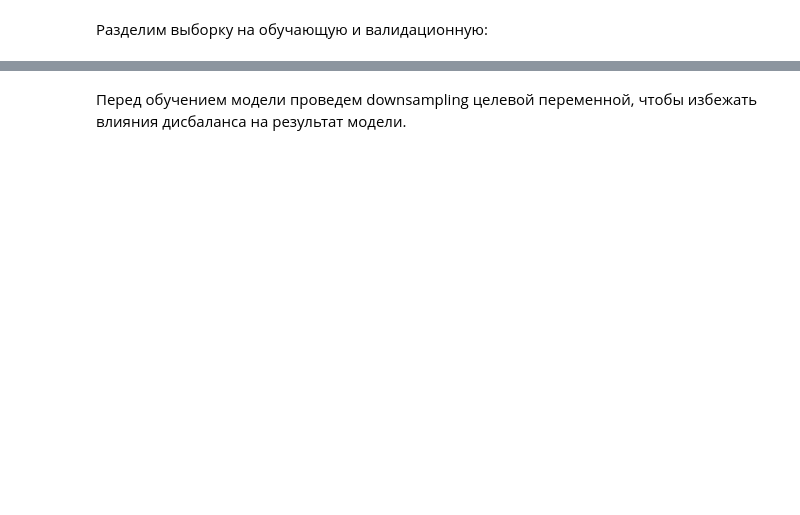
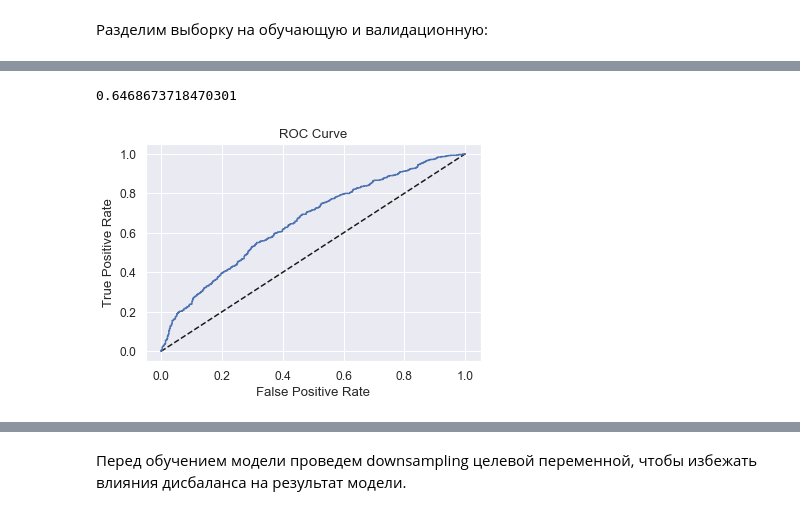
Before and after one commit to pine-n-apple/justkids, a Jupyter notebook: JustKids model.ipynb, the cells around one changed output, grey strips where cells are left out. Saved outputs shown, nothing was run; the diff lists cells and outputs as text; code cells hidden in the pictures; blank space fills up the shorter version.

```diff
--- a/JustKids model.ipynb
+++ b/JustKids model.ipynb
@@ -126,3 +142,5 @@ df.describe()
+# %%
+df = df.query('age not in (0,1,155)')
 # %% [markdown]
 #### Обработка дубликатов.
 # %% [markdown]
@@ -456,6 +456,7 @@ Name: is_churn, dtype: int64
 # %%
 y = df['is_churn'] #целевая переменная
-X = df.drop(columns=['id','first_activity','last_activity','is_churn','age','utm_source', 'utm_medium','promocode','utm_source_edit']) #признаки
+X = df.drop(columns=['id','first_activity','last_activity','is_churn','utm_source',\
+                     'utm_medium','promocode','utm_source_edit']) #признаки
 # %% [markdown]
 Итак, какие признаки будут использоваться для модели:
 
@@ -496,5 +506,5 @@ LogisticRegression(C=1.0, class_weight=None, dual=False, fit_intercept=True,
                    warm_start=False)
 # %%
 #воспользуемся обученной моделью на валидационной выборке
-predictions = model.predict(X_test)
-probabilities = model.predict_proba(X_test)[:,1]
+log_predictions = model.predict(X_test)
+log_probabilities = model.predict_proba(X_test)[:,1]
@@ -500,0 +525,18 @@ probabilities = model.predict_proba(X_test)[:,1]
+# %%
+log_score = model.score(X_test, y_test)
+log_score
+# %% [output]
+0.6468673718470301
+# %%
+# ROC CURVE
+
+fpr, tpr, thresholds = roc_curve(y_test, log_probabilities)
+
+plt.plot([0, 1], [0, 1], 'k--')
+plt.plot(fpr, tpr)
+plt.xlabel('False Positive Rate')
+plt.ylabel('True Positive Rate')
+plt.title('ROC Curve')
+plt.show()
+# %% [output]
+[figure, added]
```
Also changed, not shown: parts of 182 cells of this notebook.
